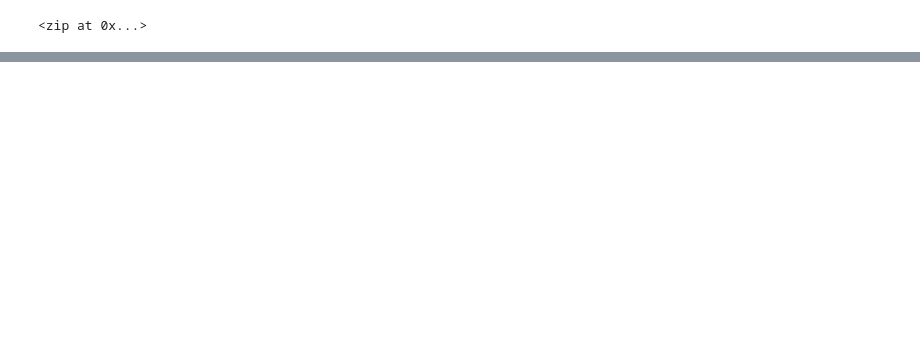
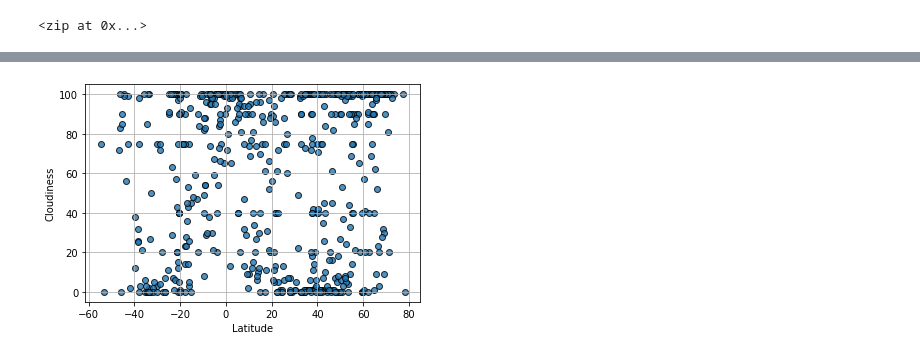
Before and after one commit to madrivers/World_Weather_Analysis, a Jupyter notebook: WeatherPy.ipynb, the cells around one changed output, grey strips where cells are left out. Saved outputs shown, nothing was run; the diff lists cells and outputs as text; code cells hidden in the pictures; blank space fills up the shorter version.

```diff
--- a/WeatherPy.ipynb
+++ b/WeatherPy.ipynb
@@ -52,0 +211,9 @@ len(cities)
+# %%
+plt.scatter(lats,cloudiness,edgecolor="black",marker="o",label="cities", alpha=0.8, linewidths=1)
+#plt.title("City Latitude vs. Cloudiness ")
+plt.ylabel("Cloudiness")
+plt.xlabel("Latitude")
+plt.grid(True)
+plt.show()
+# %% [output]
+[figure, added]
```
Also changed, not shown: parts of 15 cells of this notebook, 3 other files.
